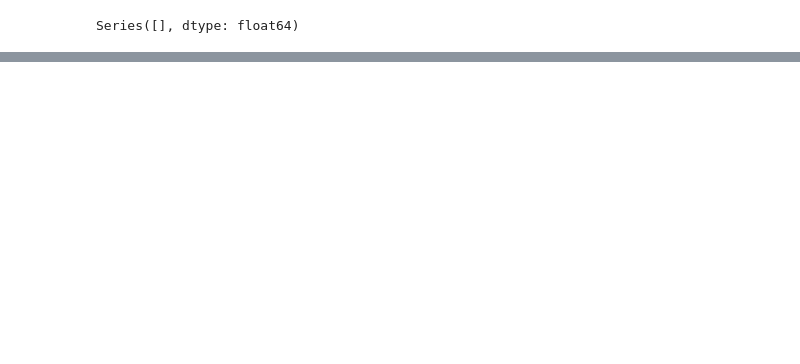
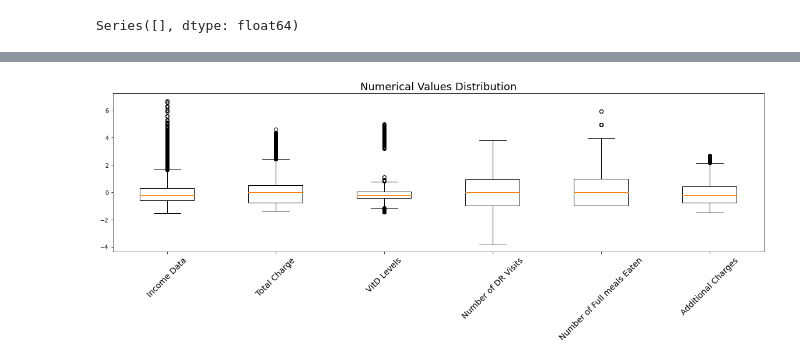
Before and after one commit to colemalphrus/data_cleaning_d206, a Jupyter notebook: D206.ipynb, the cells around one changed output, grey strips where cells are left out. Cells and saved outputs as stored; diff of their text form; code cells hidden in the pictures; blank space fills up the shorter version.

```diff
--- a/D206.ipynb
+++ b/D206.ipynb
@@ -354,0 +378,38 @@ Series([], Name: Anxiety, dtype: object)
+# %%
+# 1. Standardize all numerical data
+# 2. Use Box Plots of all numerical data to observe outliers
+
+std_income_data = (df["Income"] - df["Income"].mean()) /df["Income"].std()
+std_total_charge = (df["TotalCharge"] - df["TotalCharge"].mean()) /df["TotalCharge"].std()
+std_vitd_data = (df["VitD_levels"] - df["VitD_levels"].mean()) /df["VitD_levels"].std()
+std_docvisit_data = (df["Doc_visits"] - df["Doc_visits"].mean()) /df["Doc_visits"].std()
+std_Full_meals_eaten = (df["Full_meals_eaten"] - df["Full_meals_eaten"].mean()) /df["Full_meals_eaten"].std()
+std_Additional_charges = (df["Additional_charges"] - df["Additional_charges"].mean()) /df["Additional_charges"].std()
+
+plt.figure(figsize=(20,5))
+plt.title("Numerical Values Distribution", size=18)
+plt.boxplot([
+    std_income_data,
+    std_total_charge,
+    std_vitd_data,
+    std_docvisit_data,
+    std_Full_meals_eaten, # Concerned that this is mearly a function of time in hospital
+    std_Additional_charges
+])
+plt.xticks(
+    [1,2,3,4,5, 6],
+    [
+    "Income Data",
+    "Total Charge",
+    "VitD Levels",
+    "Number of DR Visits",
+    "Number of Full meals Eaten",
+    "Additional Charges"
+    ],
+    rotation=45,
+    size=14
+
+)
+plt.show()
+# %% [output]
+[figure, added]
```
Also changed, not shown: parts of 43 cells of this notebook.
